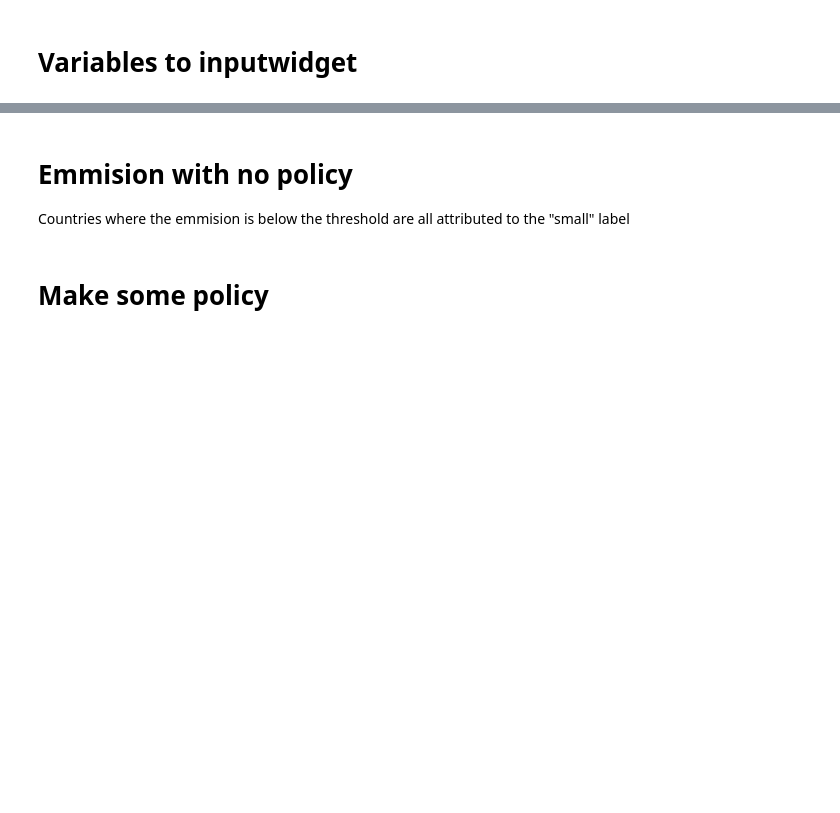
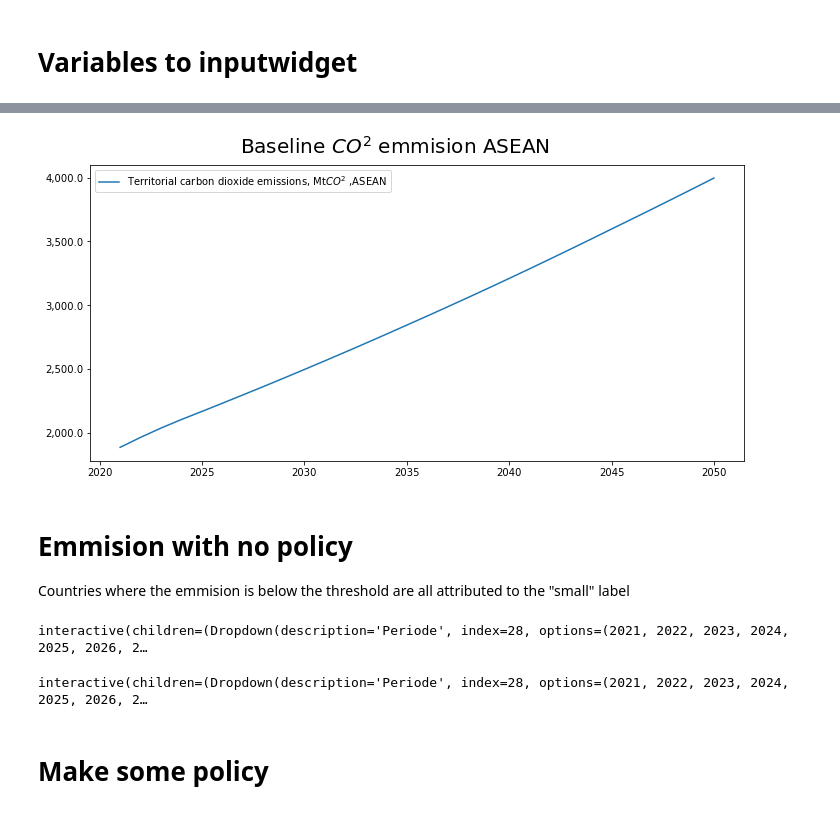
Before and after one commit to IbHansen/UNESCAP-Asia, a Jupyter notebook: Asia/Asia iinject.ipynb, the cells around one changed output, grey strips where cells are left out. Cells and saved outputs as stored; diff of their text form; code cells hidden in the pictures; blank space fills up the shorter version.

```diff
--- a/Asia/Asia iinject.ipynb
+++ b/Asia/Asia iinject.ipynb
@@ -65,3 +118,7 @@ masia['wld_co2'].rename().plot(colrow=1,title='Baseline $CO^2$ emmision',top=0.9
+# %%
+masia['asean_co2'].rename().plot(colrow=1,title='Baseline $CO^2$ emmision ASEAN',top=0.9,ysize=5);
+# %% [output]
+[figure, added]
 # %% [markdown]
 # Emmision with no policy
 Countries where the emmision is below the threshold are all attributed to the "small" label
@@ -70,7 +127,17 @@ Countries where the emmision is below the threshold are all attributed to the "s
 def explain(Periode   = Dropdown(options = masia.current_per,value=2049),
             Threshold =700):
 
-    waterplot(co2_baseline.loc[[Periode],:].T,autosum=1,threshold = Threshold,allsort=1,title = '$CO^2$ emmision in',top=0.88);
+    waterplot(co2_baseline.loc[[Periode],:].T,autosum=1,threshold = Threshold,allsort=1,title = '$CO^2$ emmision,World in',top=0.88);
+# %% [output]
+interactive(children=(Dropdown(description='Periode', index=28, options=(2021, 2022, 2023, 2024, 2025, 2026, 2…
+# %%
+@interact(Threshold = (0,3000,100))
+def explain(Periode   = Dropdown(options = masia.current_per,value=2049),
+            Threshold =0):
+
+    waterplot(co2_baseline_asean.loc[[Periode],:].T,autosum=1,threshold = Threshold,allsort=1,title = '$CO^2$ emmision,ASEAN in',top=0.88);
+# %% [output]
+interactive(children=(Dropdown(description='Periode', index=28, options=(2021, 2022, 2023, 2024, 2025, 2026, 2…
 # %% [markdown]
 # Make some policy
 # %%
```
Also changed, not shown: parts of 40 cells of this notebook, 1 other file.
